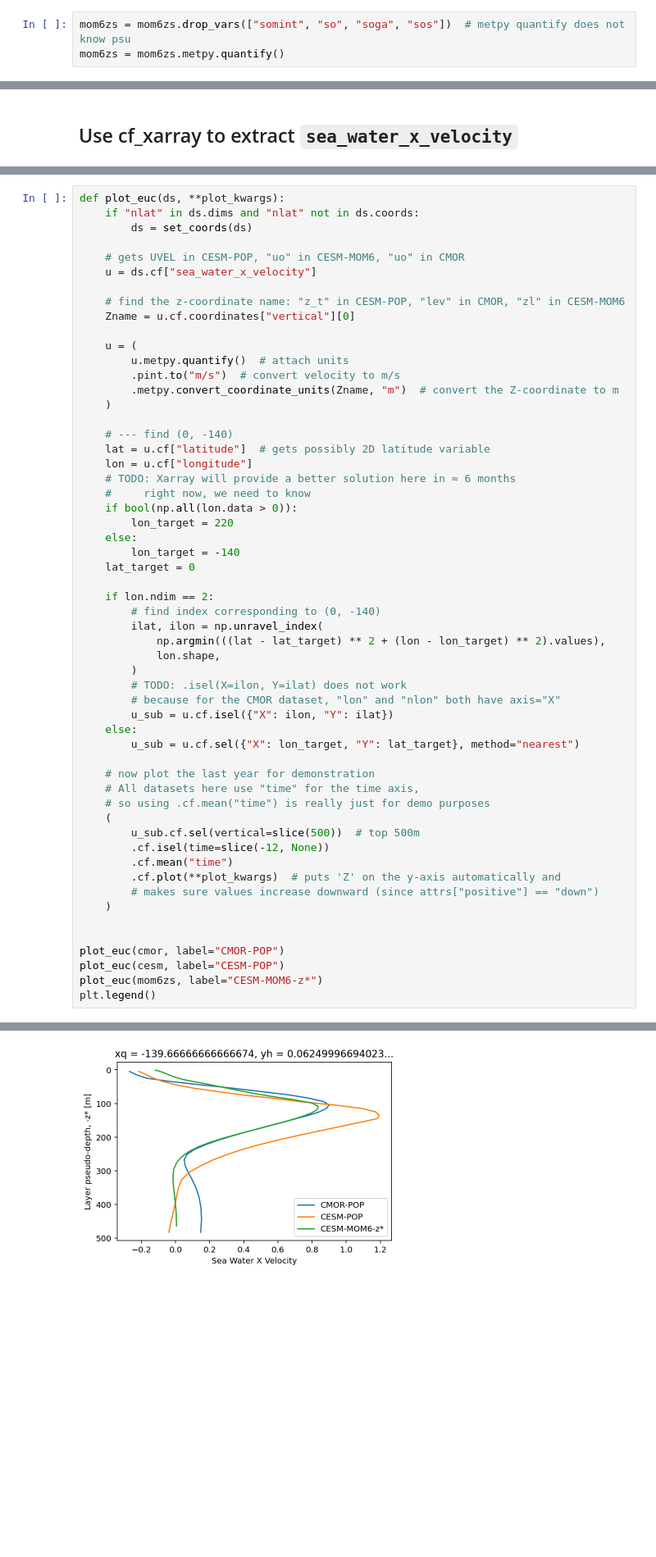
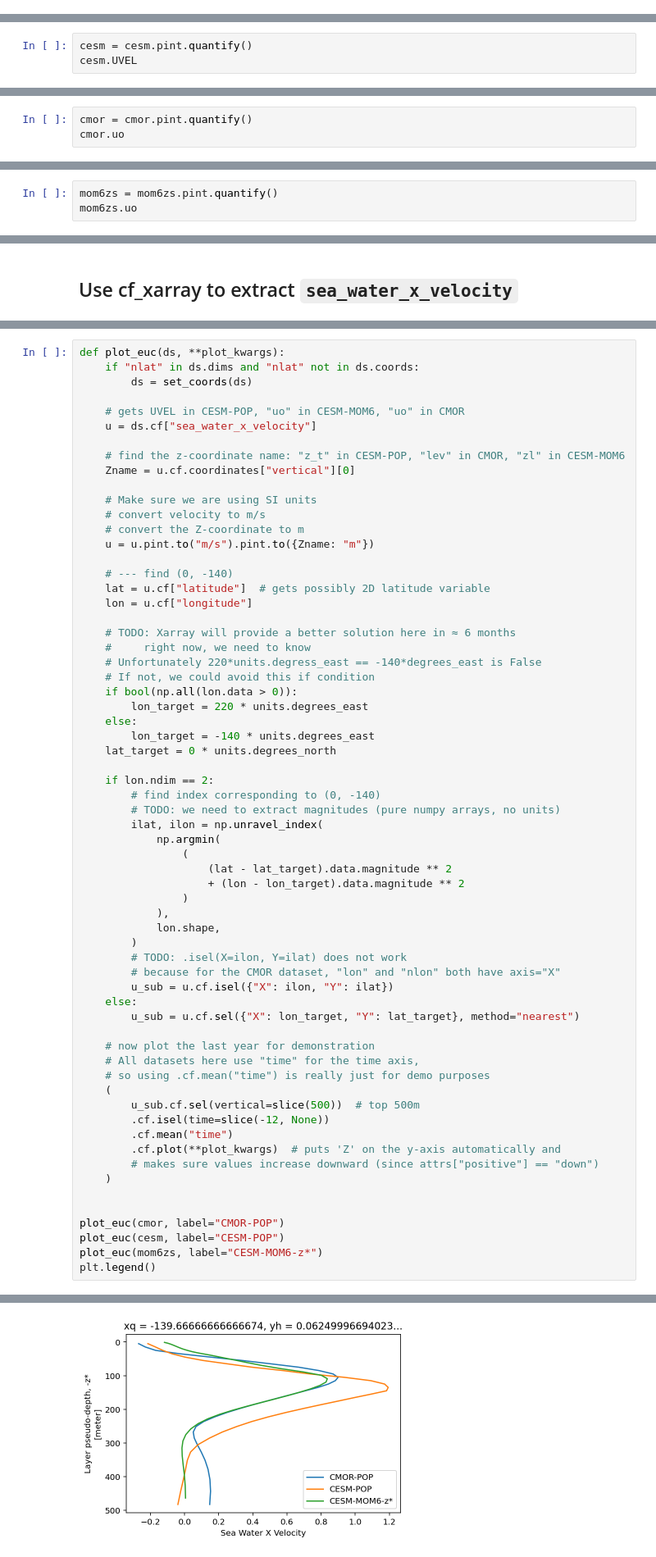
Before and after one commit to NCAR/pop-tools, a Jupyter notebook: docs/source/examples/cesm-cmip-cf-xarray.ipynb, the cells around one changed output, grey strips where cells are left out. Shown at 82% size. Drawn from its saved outputs; the diff is of its cells as text; blank space fills up the shorter version.

```diff
--- a/docs/source/examples/cesm-cmip-cf-xarray.ipynb
+++ b/docs/source/examples/cesm-cmip-cf-xarray.ipynb
@@ -151,3 +184,0 @@ del cmor["uo"].encoding["cell_measures"]  # = "--OPT"????
-# %%
-mom6zs = mom6zs.drop_vars(["somint", "so", "soga", "sos"])  # metpy quantify does not know psu
-mom6zs = mom6zs.metpy.quantify()
@@ -153,0 +267,3 @@ mom6zs = mom6zs.metpy.quantify()
+# %%
+cesm = cesm.pint.quantify()
+cesm.UVEL
@@ -153,0 +343,3 @@ mom6zs = mom6zs.metpy.quantify()
+# %%
+cmor = cmor.pint.quantify()
+cmor.uo
@@ -153,0 +412,3 @@ mom6zs = mom6zs.metpy.quantify()
+# %%
+mom6zs = mom6zs.pint.quantify()
+mom6zs.uo
@@ -326,51 +615,59 @@ def plot_euc(ds, **plot_kwargs):
     # find the z-coordinate name: "z_t" in CESM-POP, "lev" in CMOR, "zl" in CESM-MOM6
     Zname = u.cf.coordinates["vertical"][0]
 
-    u = (
-        u.metpy.quantify()  # attach units
-        .pint.to("m/s")  # convert velocity to m/s
-        .metpy.convert_coordinate_units(Zname, "m")  # convert the Z-coordinate to m
-    )
+    # Make sure we are using SI units
+    # convert velocity to m/s
+    # convert the Z-coordinate to m
+    u = u.pint.to("m/s").pint.to({Zname: "m"})
 
     # --- find (0, -140)
     lat = u.cf["latitude"]  # gets possibly 2D latitude variable
     lon = u.cf["longitude"]
+
     # TODO: Xarray will provide a better solution here in ≈ 6 months
     #     right now, we need to know
+    # Unfortunately 220*units.degress_east == -140*degrees_east is False
+    # If not, we could avoid this if condition
     if bool(np.all(lon.data > 0)):
-        lon_target = 220
+        lon_target = 220 * units.degrees_east
     else:
-        lon_target = -140
-    lat_target = 0
+        lon_target = -140 * units.degrees_east
+    lat_target = 0 * units.degrees_north
 
     if lon.ndim == 2:
         # find index corresponding to (0, -140)
+        # TODO: we need to extract magnitudes (pure numpy arrays, no units)
         ilat, ilon = np.unravel_index(
-            np.argmin(((lat - lat_target) ** 2 + (lon - lon_target) ** 2).values),
+            np.argmin(
+                (
+                    (lat - lat_target).data.magnitude ** 2
+                    + (lon - lon_target).data.magnitude ** 2
+                )
+            ),
             lon.shape,
         )
         # TODO: .isel(X=ilon, Y=ilat) does not work
         # because for the CMOR dataset, "lon" and "nlon" both have axis="X"
         u_sub = u.cf.isel({"X": ilon, "Y": ilat})
     else:
         u_sub = u.cf.sel({"X": lon_target, "Y": lat_target}, method="nearest")
 
     # now plot the last year for demonstration
     # All datasets here use "time" for the time axis,
     # so using .cf.mean("time") is really just for demo purposes
     (
         u_sub.cf.sel(vertical=slice(500))  # top 500m
         .cf.isel(time=slice(-12, None))
         .cf.mean("time")
         .cf.plot(**plot_kwargs)  # puts 'Z' on the y-axis automatically and
         # makes sure values increase downward (since attrs["positive"] == "down")
     )
 
 
 plot_euc(cmor, label="CMOR-POP")
 plot_euc(cesm, label="CESM-POP")
 plot_euc(mom6zs, label="CESM-MOM6-z*")
 plt.legend()
 # %% [output]
 <matplotlib.legend.Legend at 0x...>
-[figure, old version]
+[figure, new version]
```
Also changed, not shown: parts of 29 cells of this notebook.
